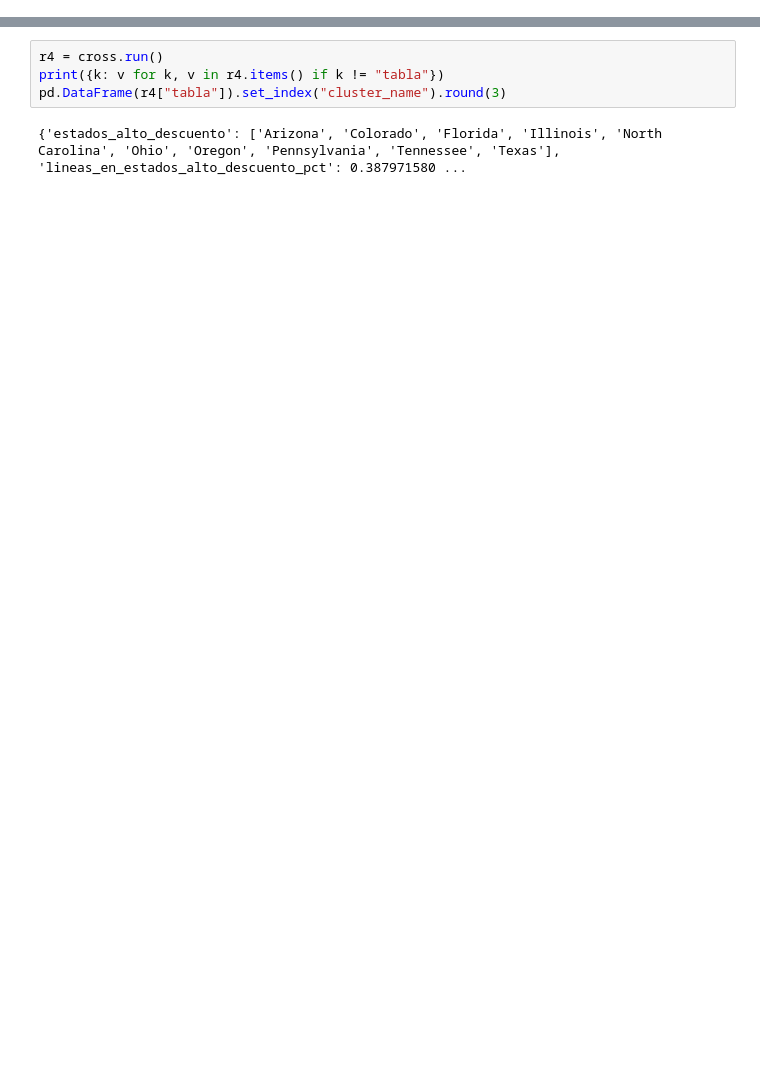
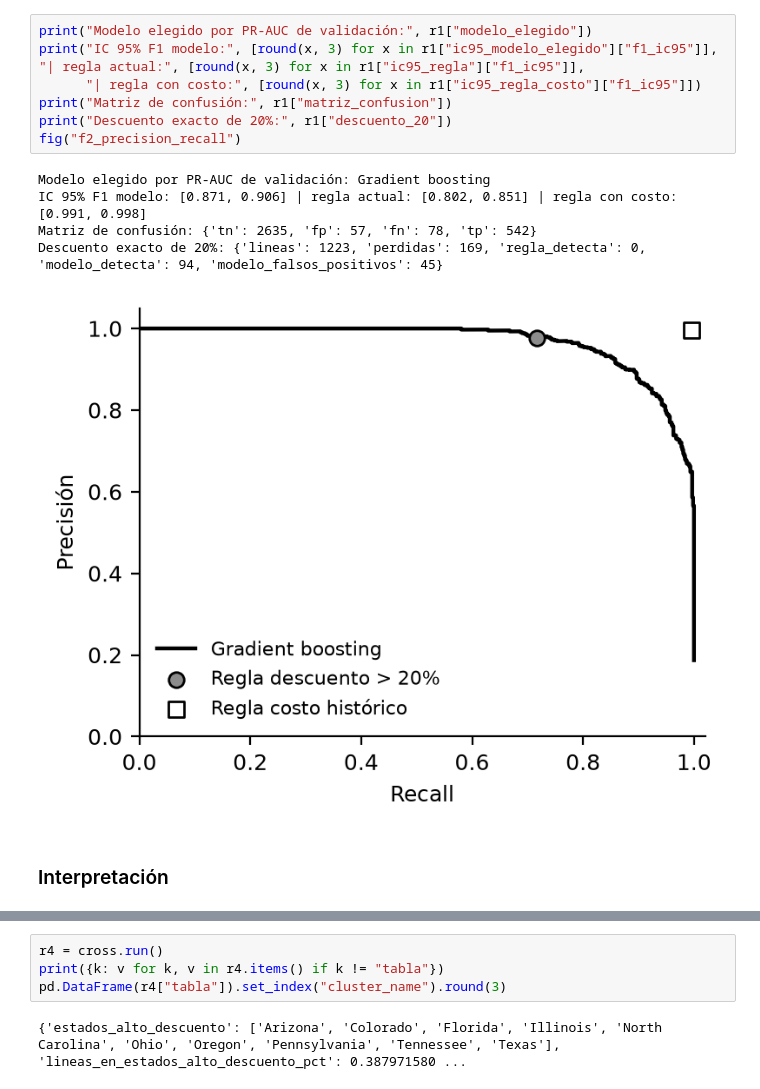
Before and after one commit to gabrielalvarezsurexs/ROLULABO, a Jupyter notebook: notebooks/rolulabo_analisis.ipynb, the cells around one changed output, grey strips where cells are left out. Cells and saved outputs as stored; diff of their text form; blank space fills up the shorter version.

```diff
--- a/notebooks/rolulabo_analisis.ipynb
+++ b/notebooks/rolulabo_analisis.ipynb
@@ -293,0 +334,15 @@ display(Image(ROOT / "reports/figures/f5_clusters_pca.png"))
+# %%
+print("Modelo elegido por PR-AUC de validación:", r1["modelo_elegido"])
+print("IC 95% F1 modelo:", [round(x, 3) for x in r1["ic95_modelo_elegido"]["f1_ic95"]], "| regla actual:", [round(x, 3) for x in r1["ic95_regla"]["f1_ic95"]],
+      "| regla con costo:", [round(x, 3) for x in r1["ic95_regla_costo"]["f1_ic95"]])
+print("Matriz de confusión:", r1["matriz_confusion"])
+print("Descuento exacto de 20%:", r1["descuento_20"])
+fig("f2_precision_recall")
+# %% [output]
+Modelo elegido por PR-AUC de validación: Gradient boosting
+IC 95% F1 modelo: [0.871, 0.906] | regla actual: [0.802, 0.851] | regla con costo: [0.991, 0.998]
+Matriz de confusión: {'tn': 2635, 'fp': 57, 'fn': 78, 'tp': 542}
+Descuento exacto de 20%: {'lineas': 1223, 'perdidas': 169, 'regla_detecta': 0, 'modelo_detecta': 94, 'modelo_falsos_positivos': 45}
+[figure, added]
+# %% [markdown]
+### Interpretación
```
Also changed, not shown: parts of 84 cells of this notebook, 47 other files.
